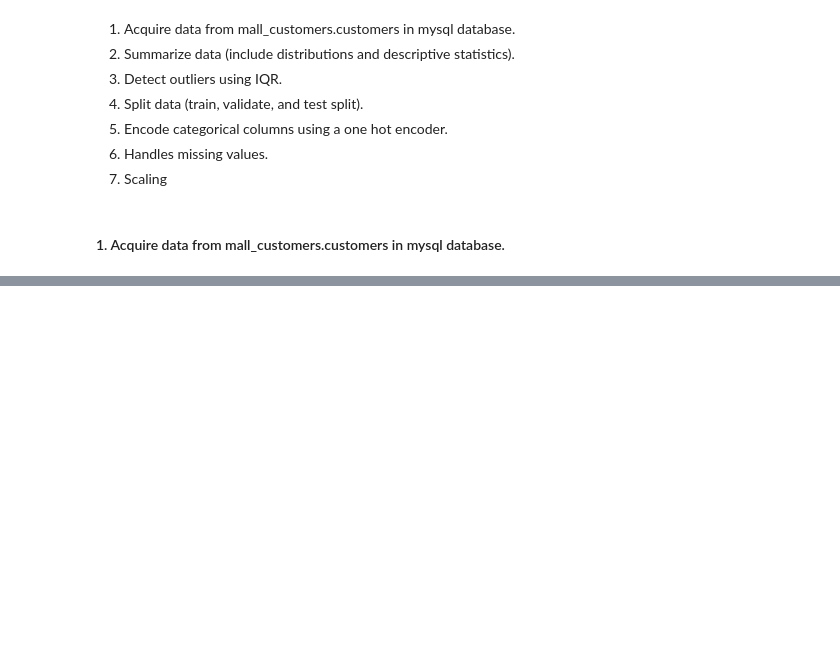
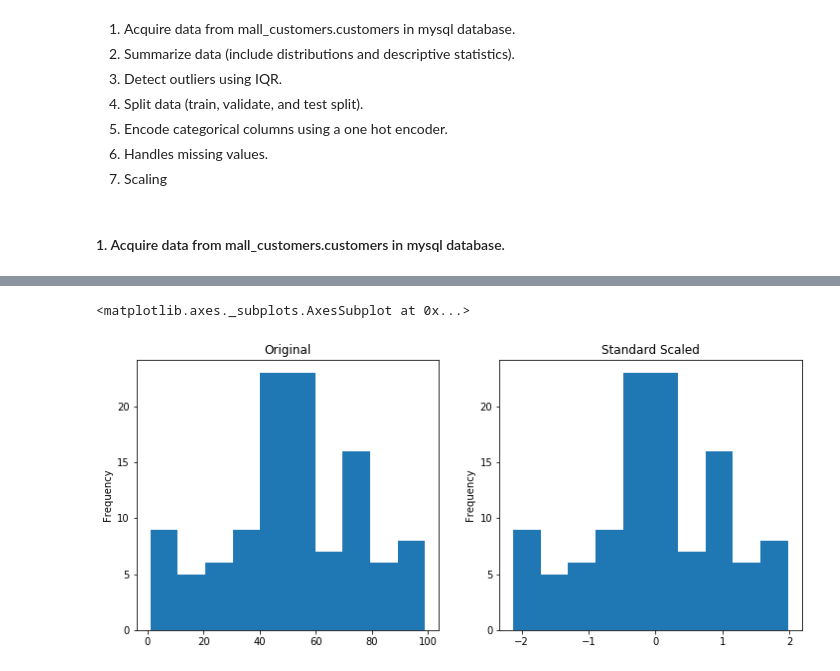
Before and after one commit to dbojado/clustering-exercises, a Jupyter notebook: data_wrangling.ipynb, the cells around one changed output, grey strips where cells are left out. Drawn from its saved outputs; the diff is of its cells as text; code cells hidden in the pictures; blank space fills up the shorter version.

```diff
--- a/data_wrangling.ipynb
+++ b/data_wrangling.ipynb
@@ -90,0 +478,17 @@ df.head()
+# %%
+# Spending Score
+scaler = sklearn.preprocessing.StandardScaler()
+scaler.fit(train[['spending_score']])
+
+train['spending_score_scaled'] = scaler.transform(train[['spending_score']])
+test['spending_score_scaled'] = scaler.transform(test[['spending_score']])
+validate['spending_score_scaled'] = scaler.transform(validate[['spending_score']])
+
+plt.figure(figsize=(12, 5))
+plt.subplot(121)
+train.spending_score.plot.hist(title='Original')
+plt.subplot(122)
+train.spending_score_scaled.plot.hist(title='Standard Scaled')
+# %% [output]
+<matplotlib.axes._subplots.AxesSubplot at 0x...>
+[figure, added]
```
Also changed, not shown: parts of 58 cells of this notebook.
